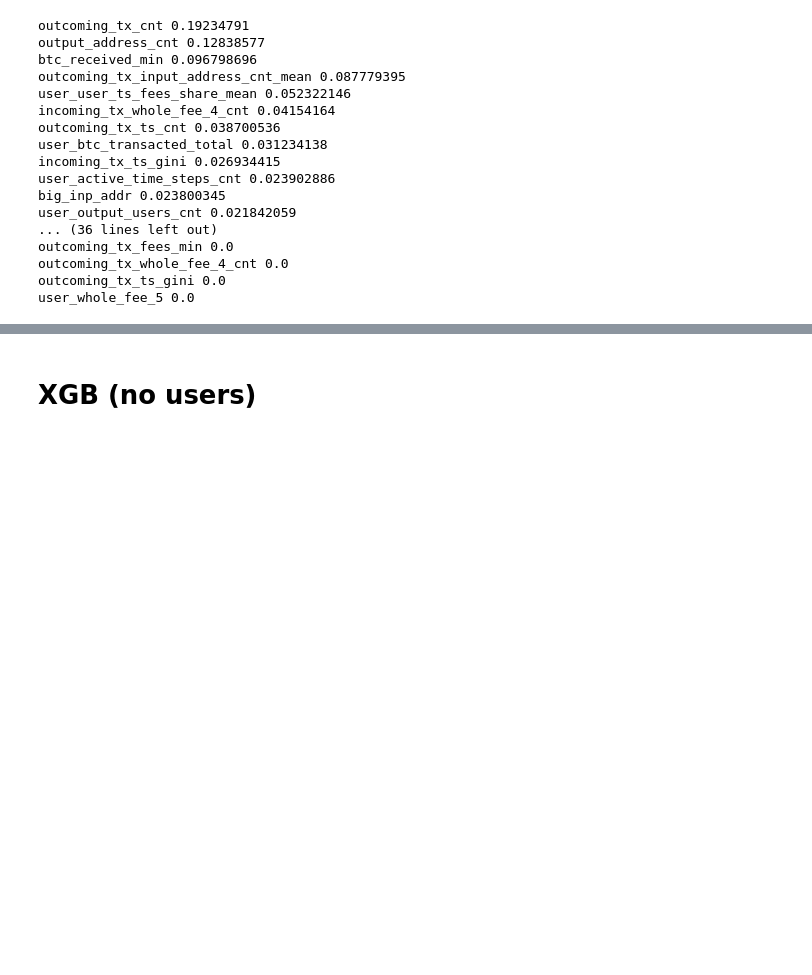
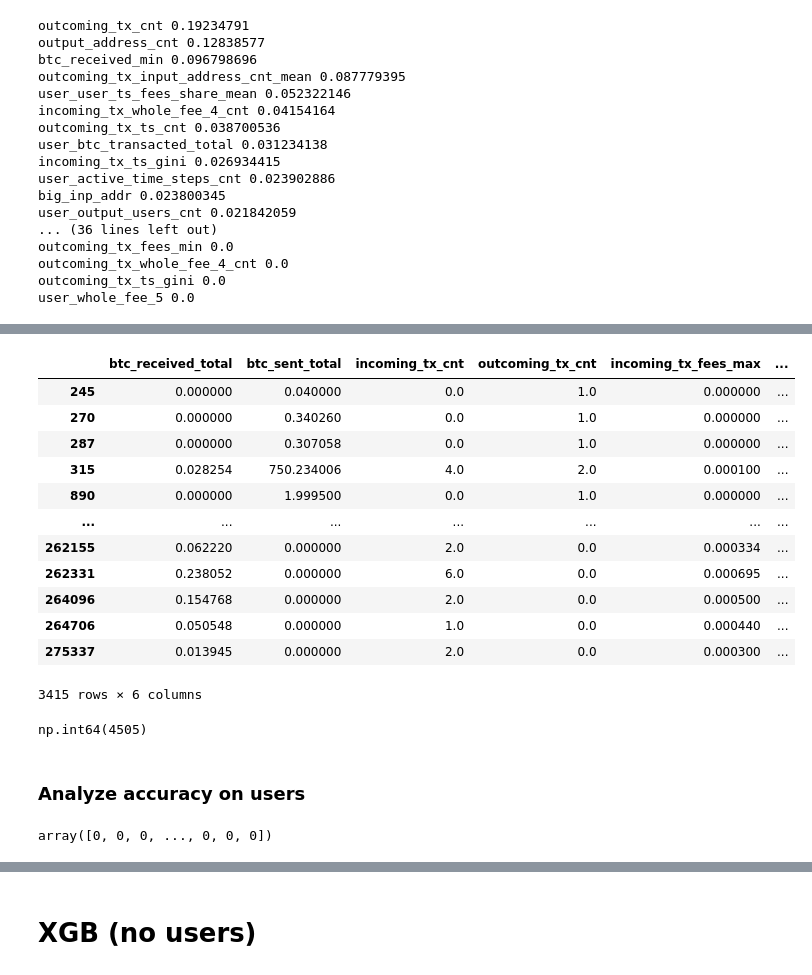
Before and after one commit to egortrussov/btc-fraud-detection, a Jupyter notebook: classification/optimize_parms.ipynb, the cells around one changed output, grey strips where cells are left out. Drawn from its saved outputs; the diff is of its cells as text; code cells hidden in the pictures; blank space fills up the shorter version.

```diff
--- a/classification/optimize_parms.ipynb
+++ b/classification/optimize_parms.ipynb
@@ -216,0 +239,33 @@ user_whole_fee_5 0.0
+# %%
+best_pred_classes = (best_pred >= 0.65).astype(int)
+best_pred_classes
+
+false_positive = ((best_pred_classes == 1) & (y_test == 0)).astype(int)
+
+
+X_test.iloc[np.array(false_positive) == 1][BASIC_FIELDS]
+# %% [output]
+|  | btc_received_total | btc_sent_total | incoming_tx_cnt | outcoming_tx_cnt | incoming_tx_fees_max | ... |
+| 245 | 0.000000 | 0.040000 | 0.0 | 1.0 | 0.000000 | ... |
+| 270 | 0.000000 | 0.340260 | 0.0 | 1.0 | 0.000000 | ... |
+| 287 | 0.000000 | 0.307058 | 0.0 | 1.0 | 0.000000 | ... |
+| 315 | 0.028254 | 750.234006 | 4.0 | 2.0 | 0.000100 | ... |
+| 890 | 0.000000 | 1.999500 | 0.0 | 1.0 | 0.000000 | ... |
+| ... | ... | ... | ... | ... | ... | ... |
+| 262155 | 0.062220 | 0.000000 | 2.0 | 0.0 | 0.000334 | ... |
+| 262331 | 0.238052 | 0.000000 | 6.0 | 0.0 | 0.000695 | ... |
+| 264096 | 0.154768 | 0.000000 | 2.0 | 0.0 | 0.000500 | ... |
+| 264706 | 0.050548 | 0.000000 | 1.0 | 0.0 | 0.000440 | ... |
+| 275337 | 0.013945 | 0.000000 | 2.0 | 0.0 | 0.000300 | ... |
+3415 rows × 6 columns
+# %%
+y_test.sum()
+# %% [output]
+np.int64(4505)
+# %% [markdown]
+### Analyze accuracy on users
+# %%
+best_pred_classes = (best_pred >= 0.65).astype(int)
+best_pred_classes
+# %% [output]
+array([0, 0, 0, ..., 0, 0, 0])
```
Also changed, not shown: parts of 28 cells of this notebook, 3 other files.
